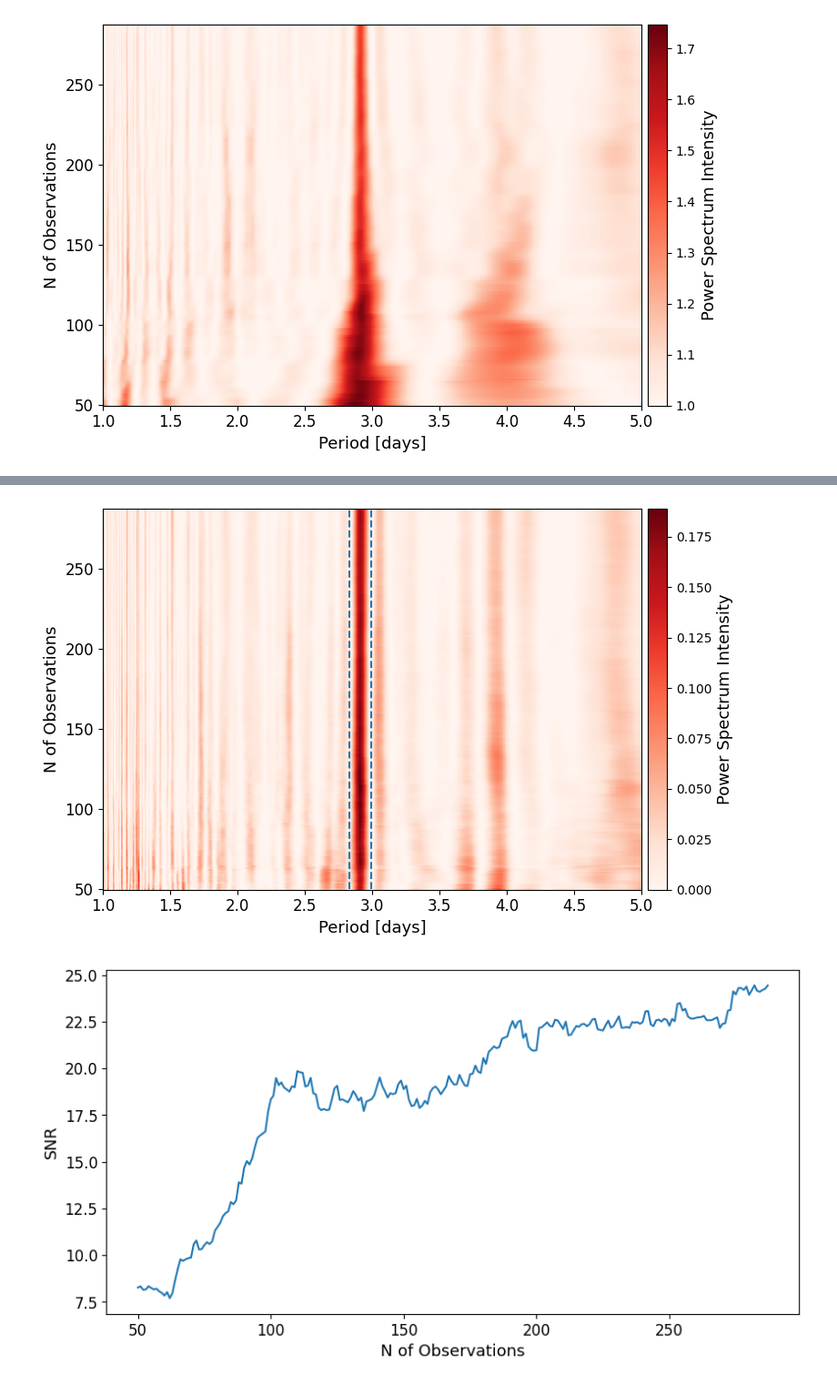
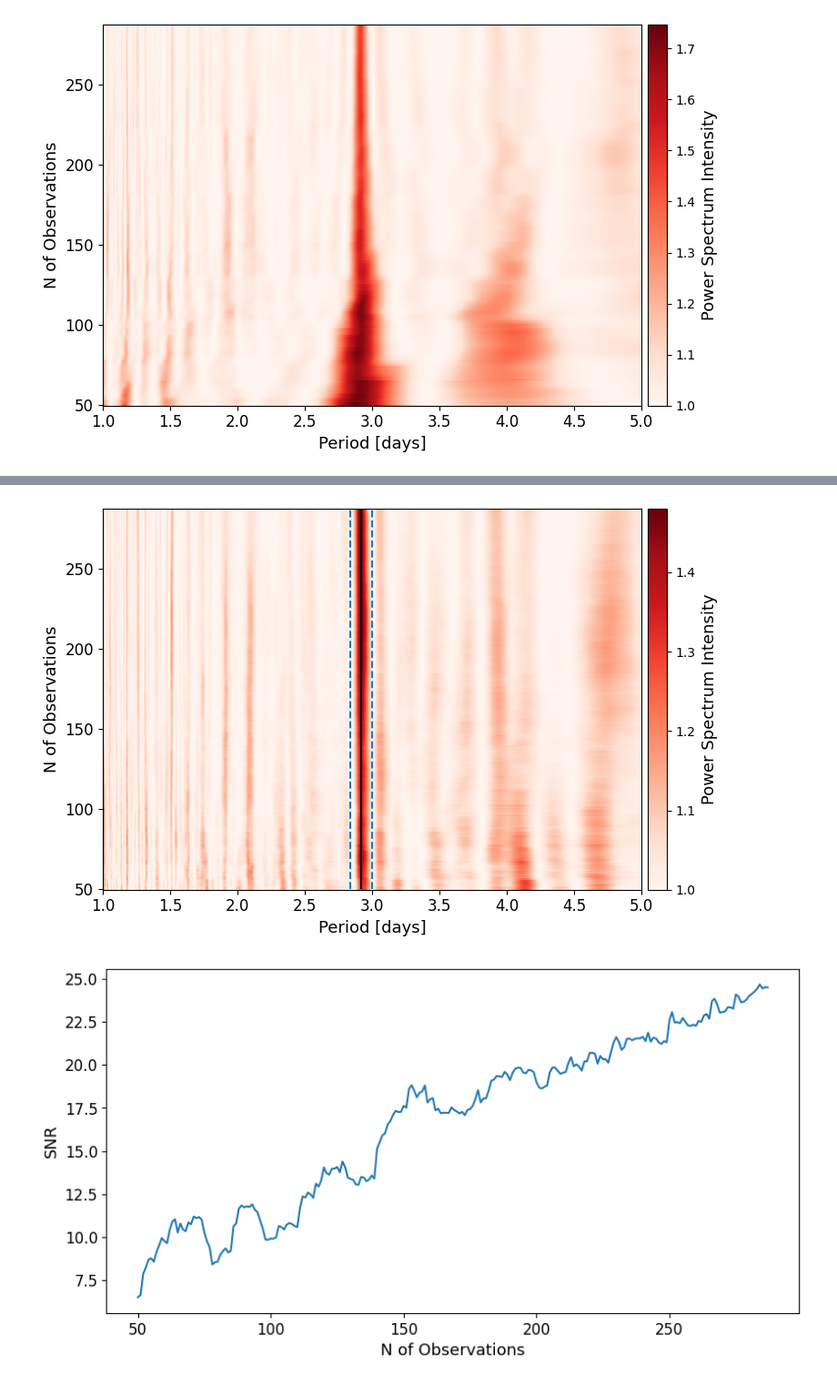
Before and after one commit to cleber-si/SBGLS-Implementation, a Jupyter notebook: Stacked_Periodogram.ipynb, the cells around one changed output, grey strips where cells are left out. Shown at 91% size. Drawn from its saved outputs; the diff is of its cells as text; code cells hidden in the pictures.

```diff
--- a/Stacked_Periodogram.ipynb
+++ b/Stacked_Periodogram.ipynb
@@ -90,0 +182,5 @@ aux.plot_stacked_periodogram_heatmap(results2, norm='linear',
+# %%
+results3 = aux.stacked_periodogram(time, RV, RV_error, N_min=50,
+                                   periodogram_type='GLS', p_min=1,
+                                   p_max=5, num_periods = 5000,
+                                   mode='random without replacement')
@@ -91,6 +191,5 @@ aux.plot_stacked_periodogram_heatmap(results2, norm='linear',
 # %%
-aux.plot_stacked_periodogram_heatmap(results2, norm='log',
-                                     highlight_strong_signal = True, plot_SNR=True)
+aux.plot_stacked_periodogram_heatmap(results3, norm='linear', plot_SNR=True, base_P='optimal')
 # %% [output]
-[figure, old version]
+[figure, new version]
-[figure, old version]
+[figure, new version]
```
Also changed, not shown: parts of 78 cells of this notebook.
